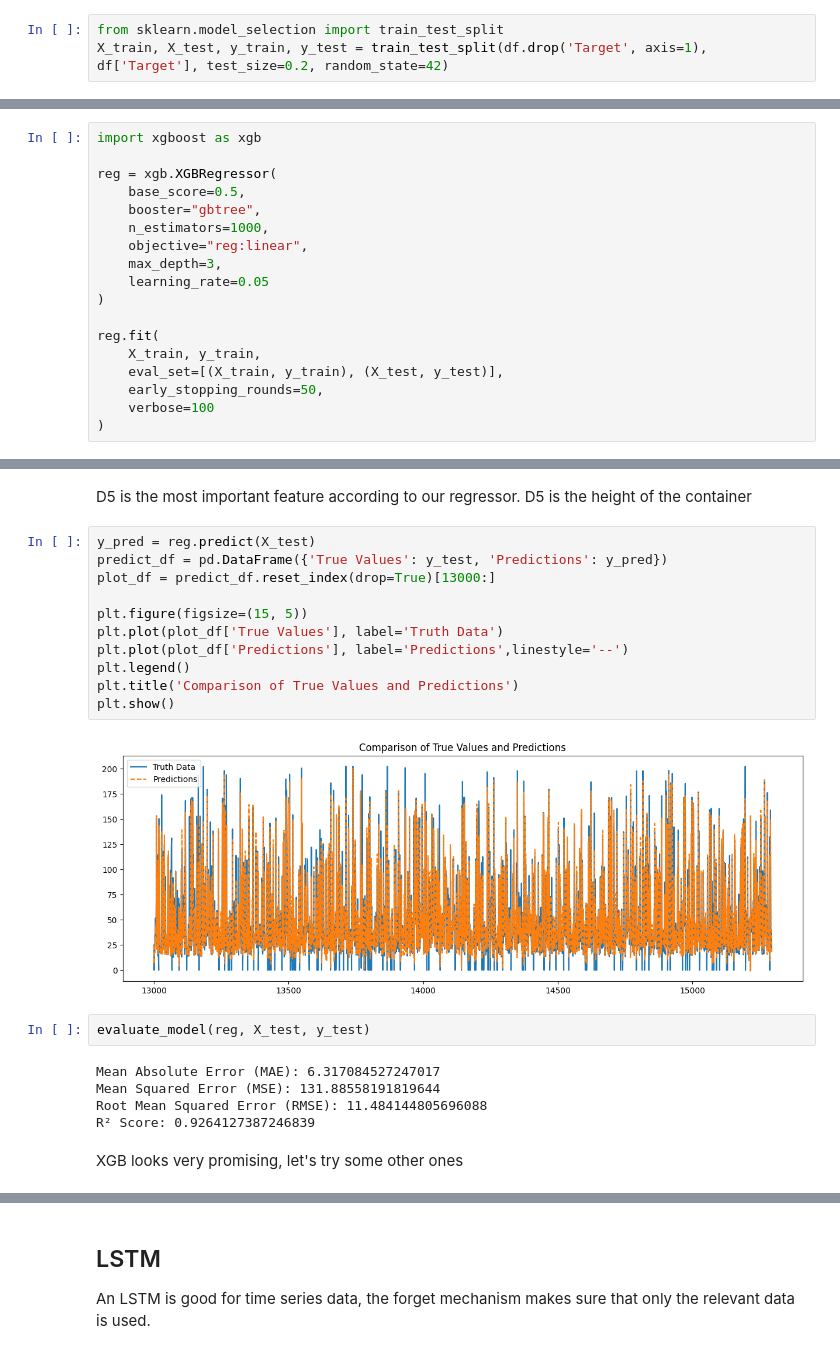
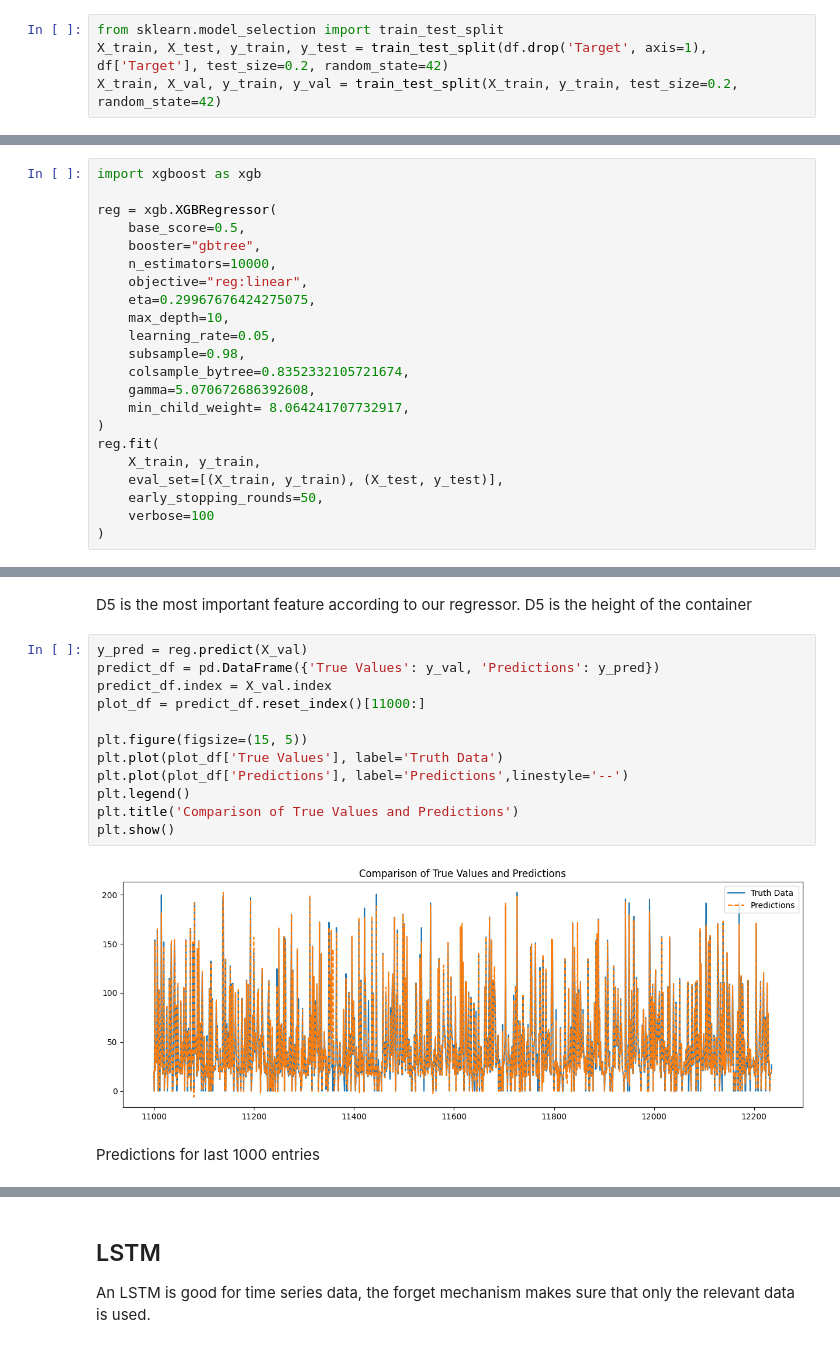
Before and after one commit to fibleep/sludge-water-plant, a Jupyter notebook: water_plants.ipynb, the cells around one changed output, grey strips where cells are left out. Drawn from its saved outputs; the diff is of its cells as text.

```diff
--- a/water_plants.ipynb
+++ b/water_plants.ipynb
@@ -301,6 +304,7 @@ plot_target(summer_anomalies)
 # %%
 from sklearn.model_selection import train_test_split
 X_train, X_test, y_train, y_test = train_test_split(df.drop('Target', axis=1), df['Target'], test_size=0.2, random_state=42)
+X_train, X_val, y_train, y_val = train_test_split(X_train, y_train, test_size=0.2, random_state=42)
 # %%
 from sklearn.metrics import mean_squared_error, mean_absolute_error, r2_score
 import numpy as np
@@ -334,12 +338,16 @@ import xgboost as xgb
 reg = xgb.XGBRegressor(
     base_score=0.5,
     booster="gbtree",
-    n_estimators=1000,
+    n_estimators=10000,
     objective="reg:linear",
-    max_depth=3,
-    learning_rate=0.05
+    eta=0.29967676424275075,
+    max_depth=10,
+    learning_rate=0.05,
+    subsample=0.98,
+    colsample_bytree=0.8352332105721674,
+    gamma=5.070672686392608,
+    min_child_weight= 8.064241707732917,
 )
-
 reg.fit(
     X_train, y_train,
     eval_set=[(X_train, y_train), (X_test, y_test)],
@@ -380,24 +389,18 @@ plt.show()
 # %% [markdown]
 D5 is the most important feature according to our regressor. D5 is the height of the container
 # %%
-y_pred = reg.predict(X_test)
-predict_df = pd.DataFrame({'True Values': y_test, 'Predictions': y_pred})
-plot_df = predict_df.reset_index(drop=True)[13000:]
+y_pred = reg.predict(X_val)
+predict_df = pd.DataFrame({'True Values': y_val, 'Predictions': y_pred})
+predict_df.index = X_val.index
+plot_df = predict_df.reset_index()[11000:]
 
 plt.figure(figsize=(15, 5))
 plt.plot(plot_df['True Values'], label='Truth Data')
 plt.plot(plot_df['Predictions'], label='Predictions',linestyle='--')
 plt.legend()
 plt.title('Comparison of True Values and Predictions')
 plt.show()
 # %% [output]
-[figure, old version]
+[figure, new version]
-# %%
-evaluate_model(reg, X_test, y_test)
-# %% [output]
-Mean Absolute Error (MAE): 6.317084527247017
-Mean Squared Error (MSE): 131.88558191819644
-Root Mean Squared Error (RMSE): 11.484144805696088
-R² Score: 0.9264127387246839
-# %% [markdown]
-XGB looks very promising, let's try some other ones
+# %% [markdown]
+Predictions for last 1000 entries
```
Also changed, not shown: parts of 20 cells of this notebook.
